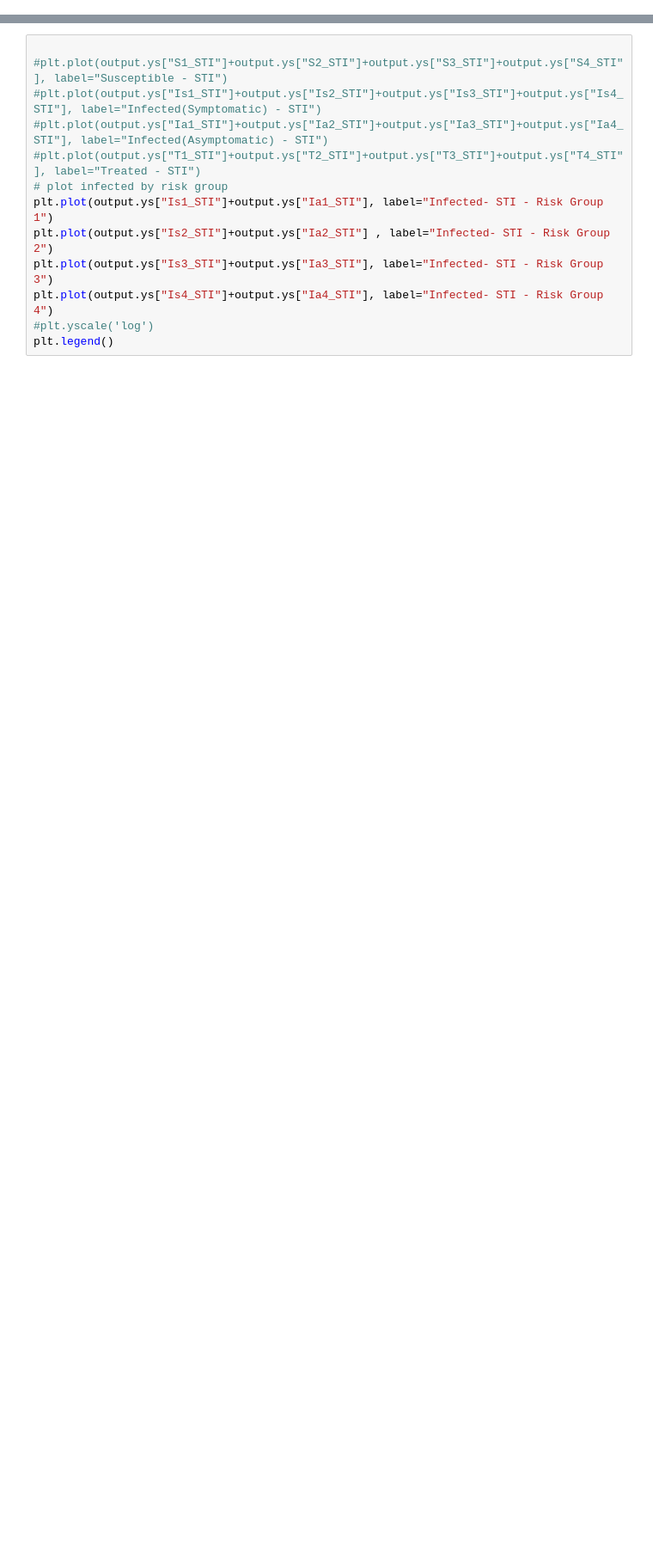
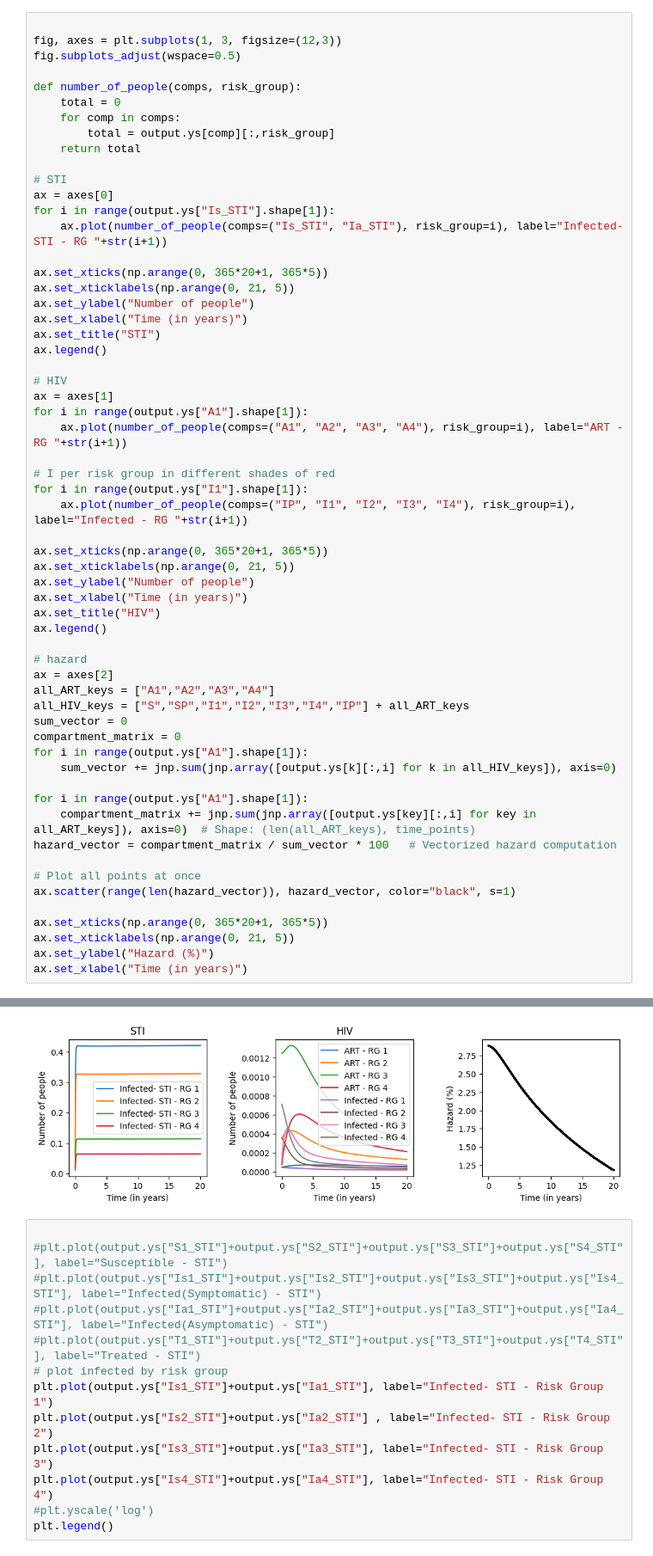
Before and after one commit to Priesemann-Group/testing-paradox-HIV-STI, a Jupyter notebook: notebooks/bigHIVmodel.ipynb, the cells around one changed output, grey strips where cells are left out. Shown at 86% size. Drawn from its saved outputs; the diff is of its cells as text; blank space fills up the shorter version.

Commit message:
HIVandSTI model running excluding Hazard

```diff
--- a/notebooks/bigHIVmodel.ipynb
+++ b/notebooks/bigHIVmodel.ipynb
@@ -82,0 +34,60 @@ KeyError: 'Is1_STI'
+# %%
+
+fig, axes = plt.subplots(1, 3, figsize=(12,3))
+fig.subplots_adjust(wspace=0.5)
+
+def number_of_people(comps, risk_group):
+    total = 0
+    for comp in comps:
+        total = output.ys[comp][:,risk_group]
+    return total
+
+# STI
+ax = axes[0]
+for i in range(output.ys["Is_STI"].shape[1]):
+    ax.plot(number_of_people(comps=("Is_STI", "Ia_STI"), risk_group=i), label="Infected- STI - RG "+str(i+1))
+
+ax.set_xticks(np.arange(0, 365*20+1, 365*5))
+ax.set_xticklabels(np.arange(0, 21, 5))
+ax.set_ylabel("Number of people")
+ax.set_xlabel("Time (in years)")
+ax.set_title("STI")
+ax.legend()
+
+# HIV
+ax = axes[1]
+for i in range(output.ys["A1"].shape[1]):
+    ax.plot(number_of_people(comps=("A1", "A2", "A3", "A4"), risk_group=i), label="ART - RG "+str(i+1))
+
+# I per risk group in different shades of red
+for i in range(output.ys["I1"].shape[1]):
+    ax.plot(number_of_people(comps=("IP", "I1", "I2", "I3", "I4"), risk_group=i), label="Infected - RG "+str(i+1))
+
+ax.set_xticks(np.arange(0, 365*20+1, 365*5))
+ax.set_xticklabels(np.arange(0, 21, 5))
+ax.set_ylabel("Number of people")
+ax.set_xlabel("Time (in years)")
+ax.set_title("HIV")
+ax.legend()
+
+# hazard
+ax = axes[2]
+all_ART_keys = ["A1","A2","A3","A4"]
+all_HIV_keys = ["S","SP","I1","I2","I3","I4","IP"] + all_ART_keys
+sum_vector = 0
+compartment_matrix = 0
+for i in range(output.ys["A1"].shape[1]):
+    sum_vector += jnp.sum(jnp.array([output.ys[k][:,i] for k in all_HIV_keys]), axis=0)
+
+for i in range(output.ys["A1"].shape[1]):
+    compartment_matrix += jnp.sum(jnp.array([output.ys[key][:,i] for key in all_ART_keys]), axis=0)  # Shape: (len(all_ART_keys), time_points)
+hazard_vector = compartment_matrix / sum_vector * 100   # Vectorized hazard computation
+
+# Plot all points at once
+ax.scatter(range(len(hazard_vector)), hazard_vector, color="black", s=1)
+
+ax.set_xticks(np.arange(0, 365*20+1, 365*5))
+ax.set_xticklabels(np.arange(0, 21, 5))
+ax.set_ylabel("Hazard (%)")
+ax.set_xlabel("Time (in years)")
+# %% [output]
@@ -83,3 +95,4 @@ KeyError: 'Is1_STI'
+[figure, added]
 # %%
 
 #plt.plot(output.ys["S1_STI"]+output.ys["S2_STI"]+output.ys["S3_STI"]+output.ys["S4_STI"], label="Susceptible - STI")
```
Also changed, not shown: parts of 5 cells of this notebook, 8 other files.
